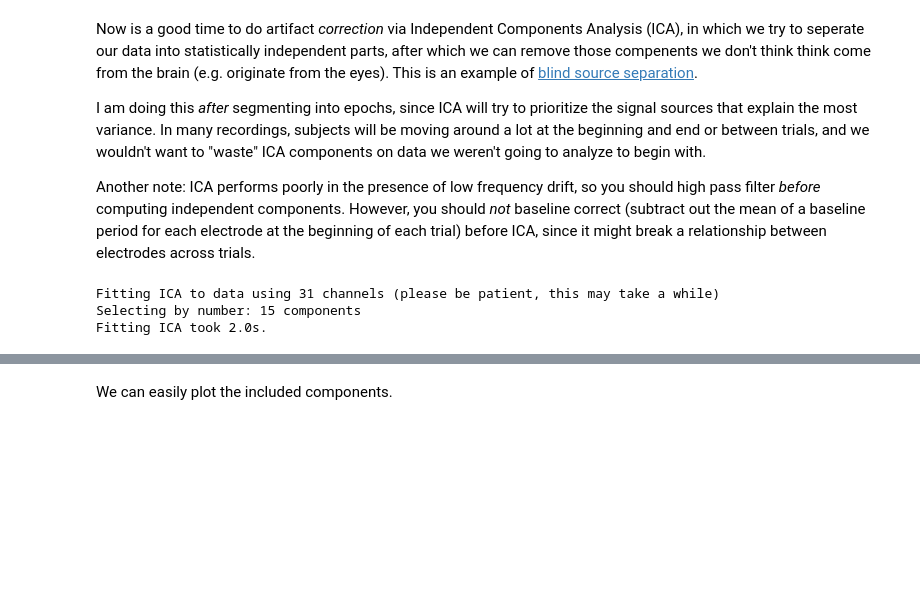
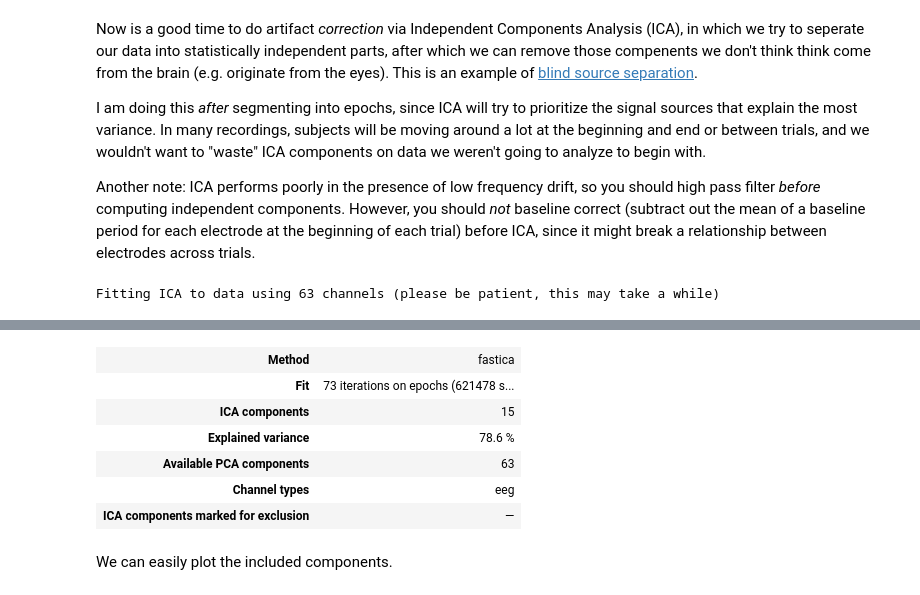
Before and after one commit to letitiayhho/tone-target-monitoring-2, a Jupyter notebook: preprocessing/preprocessing.ipynb, the cells around one changed output, grey strips where cells are left out. Cells and saved outputs as stored; diff of their text form; code cells hidden in the pictures; blank space fills up the shorter version.

```diff
--- a/preprocessing/preprocessing.ipynb
+++ b/preprocessing/preprocessing.ipynb
@@ -171,10 +253,7 @@ I am doing this _after_ segmenting into epochs, since ICA will try to prioritize
 Another note: ICA performs poorly in the presence of low frequency drift, so you should high pass filter _before_ computing independent components. However, you should _not_ baseline correct (subtract out the mean of a baseline period for each electrode at the beginning of each trial) before ICA, since it might break a relationship between electrodes across trials.
 # %%
 # compute ICA components on a copy of the data
-epochs_for_ica = epochs
 ica = ICA(n_components = 15, random_state = 0)
-ica.fit(epochs, picks = 'eeg')
+ica.fit(epochs_for_ica, picks = 'eeg')
 # %% [output]
-Fitting ICA to data using 31 channels (please be patient, this may take a while)
-Selecting by number: 15 components
-Fitting ICA took 2.0s.
+Fitting ICA to data using 63 channels (please be patient, this may take a while)
@@ -182,3 +262,10 @@ Fitting ICA took 2.0s.
+| Method | fastica |
+| Fit | 73 iterations on epochs (621478 s... |
+| ICA components | 15 |
+| Explained variance | 78.6 % |
+| Available PCA components | 63 |
+| Channel types | eeg |
+| ICA components marked for exclusion | — |
 # %% [markdown]
 We can easily plot the included components.
 # %%
```
Also changed, not shown: parts of 18 cells of this notebook.
